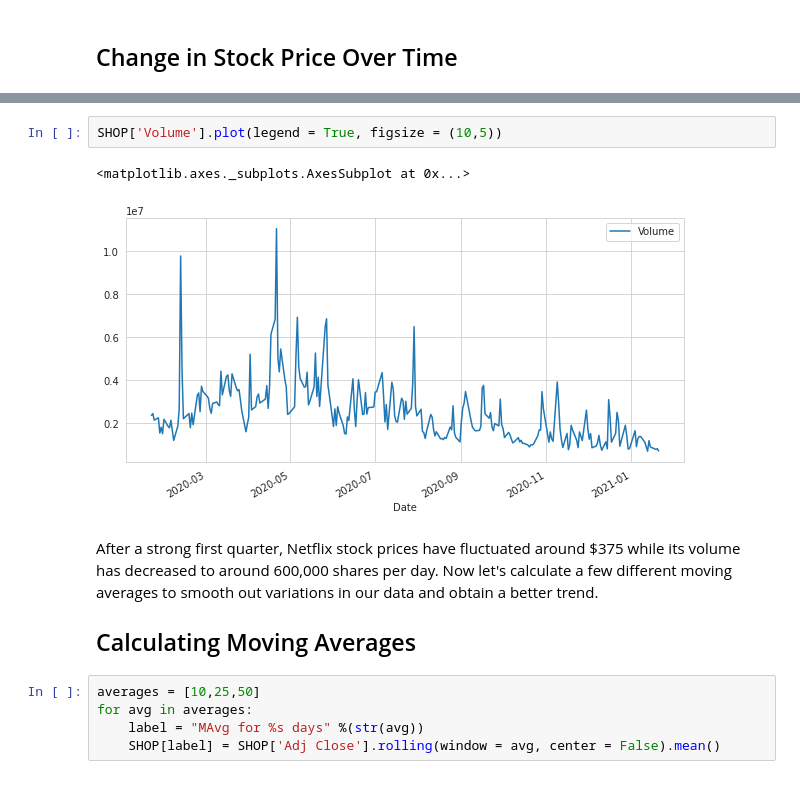
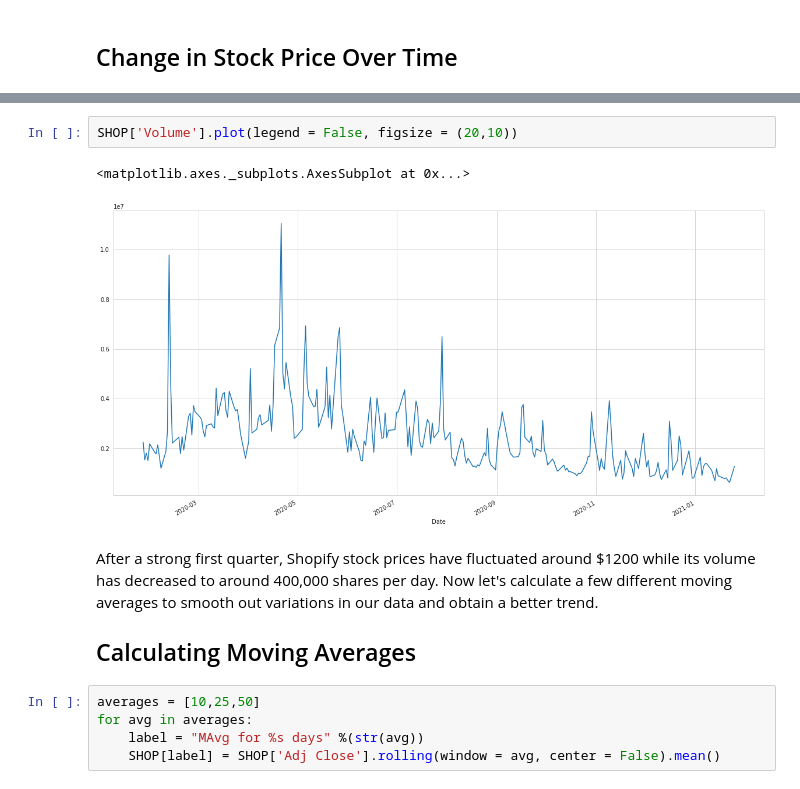
Before and after one commit to Lebo1024/Alcazar, a Jupyter notebook: Risk_Analysis_of_SUMBA_Stocks.ipynb, the cells around one changed output, grey strips where cells are left out. Saved outputs shown, nothing was run; the diff lists cells and outputs as text.

```diff
--- a/Risk_Analysis_of_SUMBA_Stocks.ipynb
+++ b/Risk_Analysis_of_SUMBA_Stocks.ipynb
@@ -100,10 +108,10 @@ SHOP['Adj Close'].plot(legend = True, figsize = (10,5))
 # %%
-SHOP['Volume'].plot(legend = True, figsize = (10,5))
+SHOP['Volume'].plot(legend = False, figsize = (20,10))
 # %% [output]
 <matplotlib.axes._subplots.AxesSubplot at 0x...>
-[figure, old version]
+[figure, new version]
 # %% [markdown]
-After a strong first quarter, Netflix stock prices have fluctuated around $375 while its volume has decreased to around 600,000 shares per day. Now let's calculate a few different moving averages to smooth out variations in our data and obtain a better trend.
+After a strong first quarter, Shopify stock prices have fluctuated around $1200 while its volume has decreased to around 400,000 shares per day. Now let's calculate a few different moving averages to smooth out variations in our data and obtain a better trend.
 
 ## Calculating Moving Averages
 # %%
```
Also changed, not shown: parts of 35 cells of this notebook.
